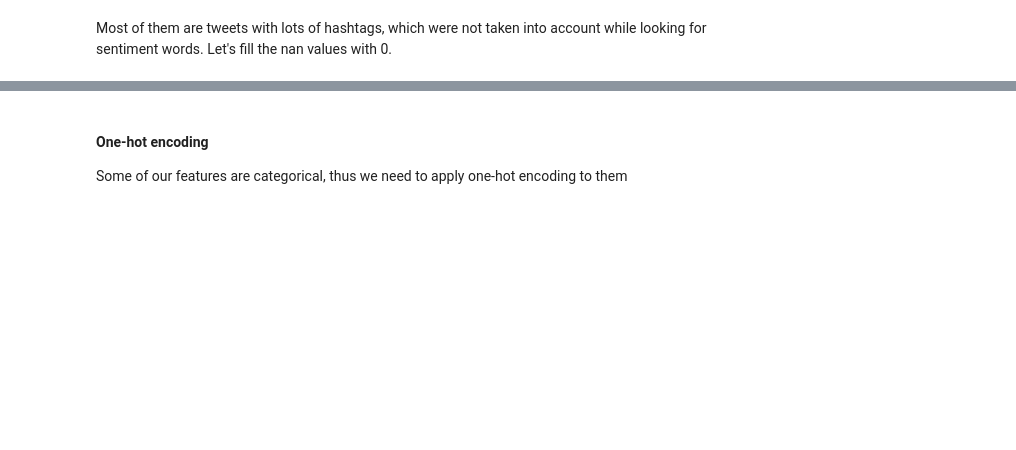
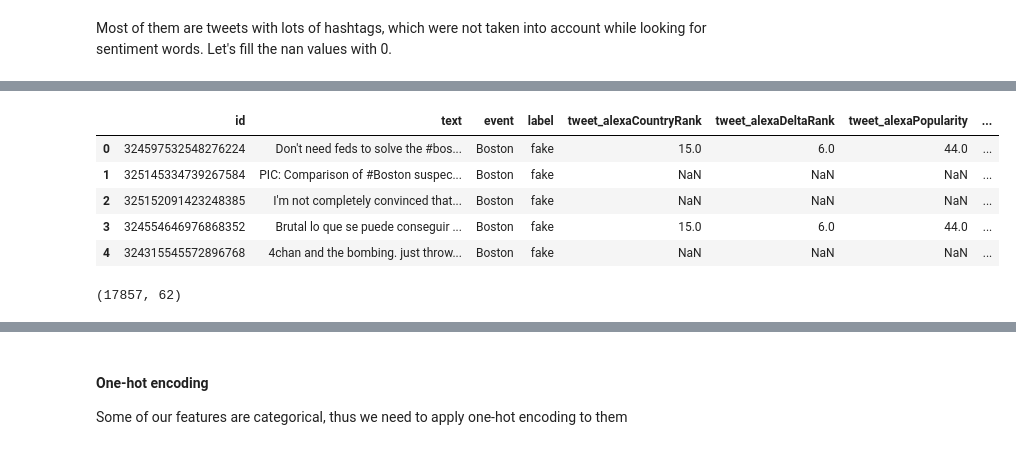
Before and after one commit to christinabo/spot-the-fake, a Jupyter notebook: fake_or_real.ipynb, the cells around one changed output, grey strips where cells are left out. Drawn from its saved outputs; the diff is of its cells as text; code cells hidden in the pictures; blank space fills up the shorter version.

```diff
--- a/fake_or_real.ipynb
+++ b/fake_or_real.ipynb
@@ -93,3 +80,0 @@ tweet_data.head()
-# %%
-user_data = pd.merge(user_data, data, on='id')
-user_data.head()
@@ -154,0 +141,22 @@ tweet_features_raw = tweet_data.drop
+# %%
+# add prefix to tweet data
+tweet_data = tweet_data.add_prefix('tweet_')
+# add prefix to user data
+user_data = user_data.add_prefix('user_')
+# merge the tweet and user features
+features_raw = pd.merge(tweet_data, user_data, left_on='tweet_id', right_on='user_id')
+# merge with the info
+features_raw = pd.merge(data,features_raw, left_on='id', right_on='tweet_id')
+# %%
+features_raw.head()
+# %% [output]
+|  | id | text | event | label | tweet_alexaCountryRank | tweet_alexaDeltaRank | tweet_alexaPopularity | ... |
+| 0 | 324597532548276224 | Don't need feds to solve the #bos... | Boston | fake | 15.0 | 6.0 | 44.0 | ... |
+| 1 | 325145334739267584 | PIC: Comparison of #Boston suspec... | Boston | fake | NaN | NaN | NaN | ... |
+| 2 | 325152091423248385 | I'm not completely convinced that... | Boston | fake | NaN | NaN | NaN | ... |
+| 3 | 324554646976868352 | Brutal lo que se puede conseguir ... | Boston | fake | 15.0 | 6.0 | 44.0 | ... |
+| 4 | 324315545572896768 | 4chan and the bombing. just throw... | Boston | fake | NaN | NaN | NaN | ... |
+# %%
+features_raw.shape
+# %% [output]
+(17857, 62)
```
Also changed, not shown: parts of 25 cells of this notebook.
